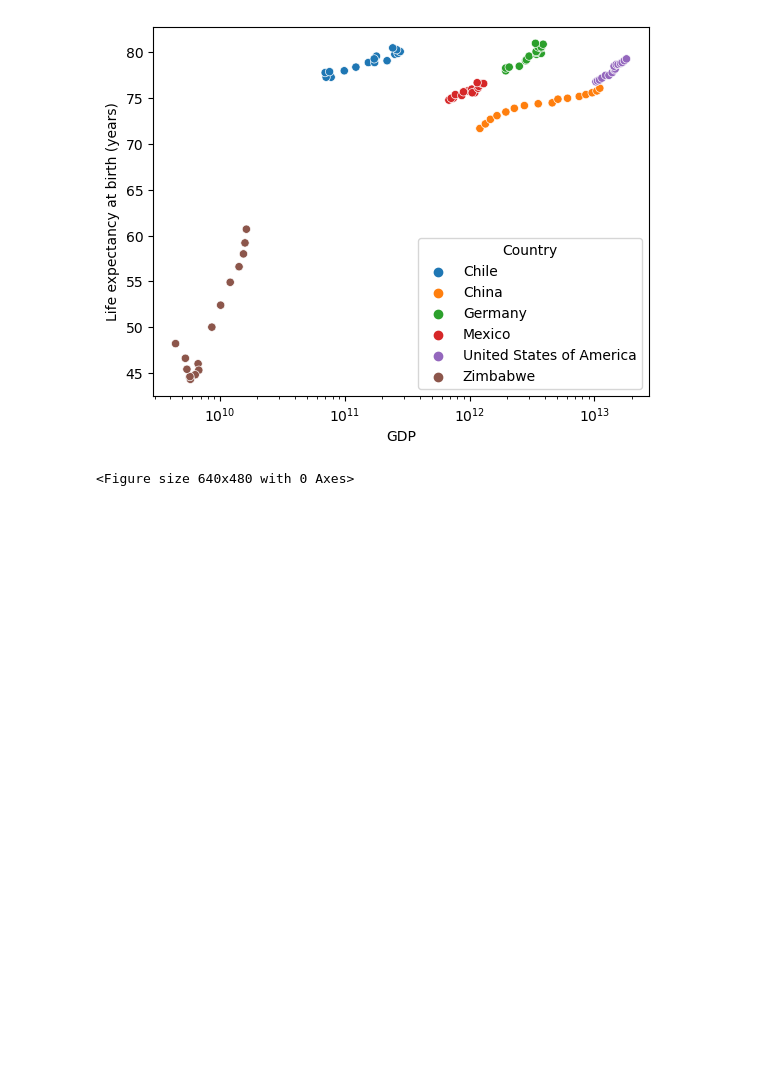
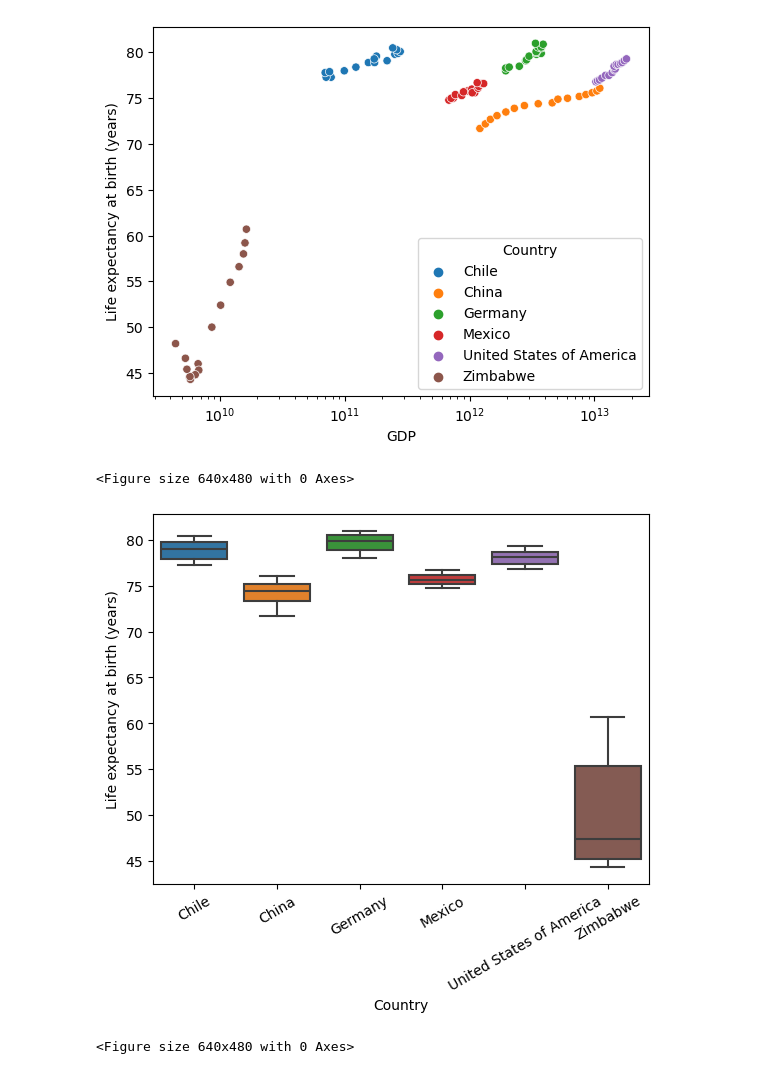
Before and after one commit to Bristolbrabazon/cc_gdp_life-exp, a Jupyter notebook: life_expectancy_gdp.ipynb, the cells around one changed output. Saved outputs shown, nothing was run; the diff lists cells and outputs as text; code cells hidden in the pictures; blank space fills up the shorter version.

```diff
--- a/life_expectancy_gdp.ipynb
+++ b/life_expectancy_gdp.ipynb
@@ -38,3 +38,12 @@ plt.clf()
 # %% [output]
 [figure]
 <Figure size 640x480 with 0 Axes>
+# %%
+# What is the average life expectancy in these nations?
+sns.boxplot(data=data, y='Life expectancy at birth (years)', x='Country')
+plt.xticks(rotation=30)
+plt.show()
+plt.clf()
+# %% [output]
+[figure, added]
+<Figure size 640x480 with 0 Axes>
```
Also changed, not shown: parts of 1 cell of this notebook.
